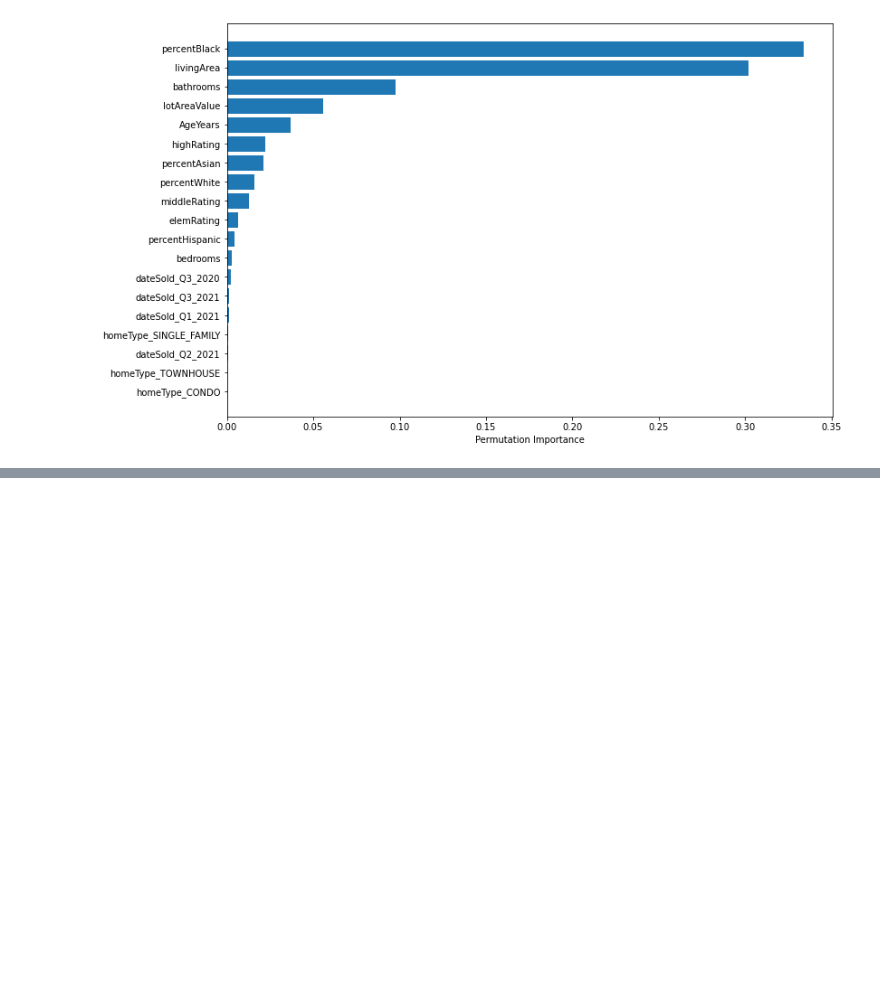
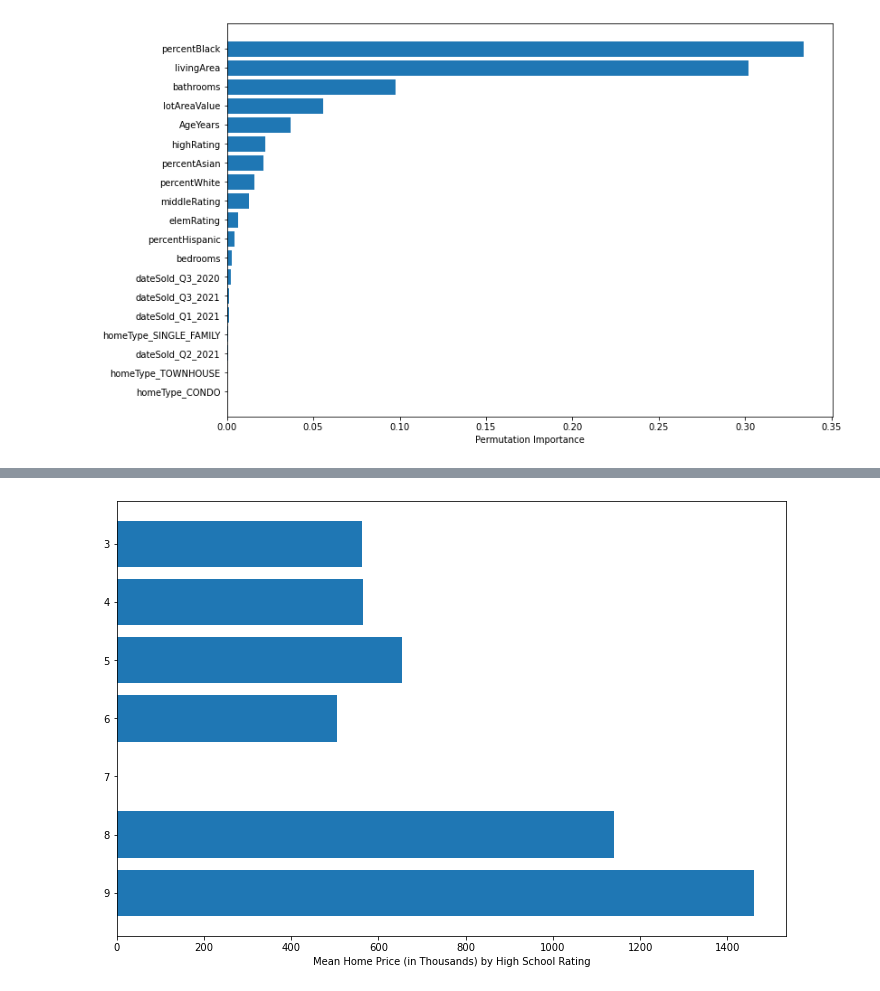
Before and after one commit to drawidsw/final-project, a Jupyter notebook: code-ml-models/ml_all_enrichment.ipynb, the cells around one changed output, grey strips where cells are left out. Drawn from its saved outputs; the diff is of its cells as text; code cells hidden in the pictures; blank space fills up the shorter version.

```diff
--- a/code-ml-models/ml_all_enrichment.ipynb
+++ b/code-ml-models/ml_all_enrichment.ipynb
@@ -265,0 +286,10 @@ plt.gcf().axes[0].yaxis.get_major_formatter().set_scientific(False)
+# %%
+df = montgomery_df.groupby(['highRating']).mean()
+
+plt.figure(figsize=(12,8))
+
+plt.barh(df.index, df['price']/1000)
+plt.xlabel("Mean Home Price (in Thousands) by High School Rating")
+plt.gca().invert_yaxis()
+# %% [output]
+[figure, added]
```
Also changed, not shown: parts of 8 cells of this notebook, 5 other files.
